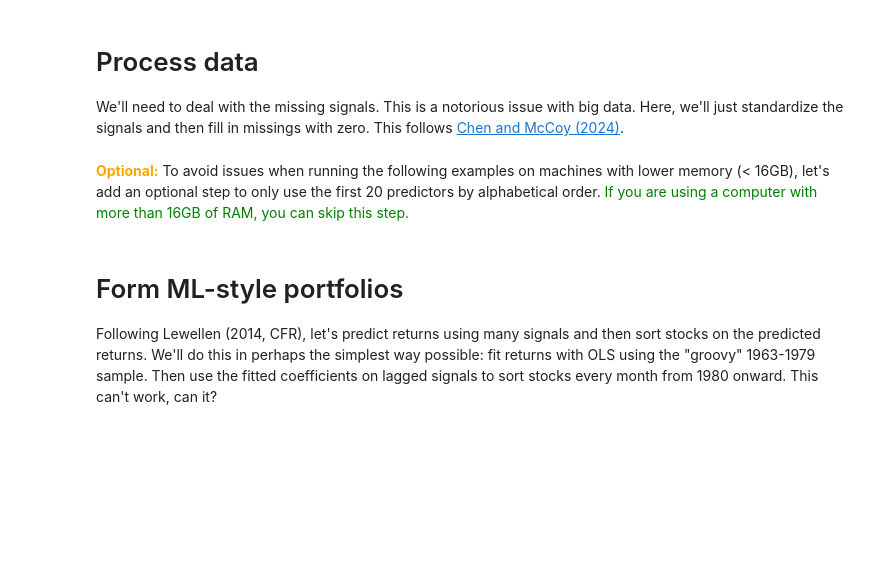
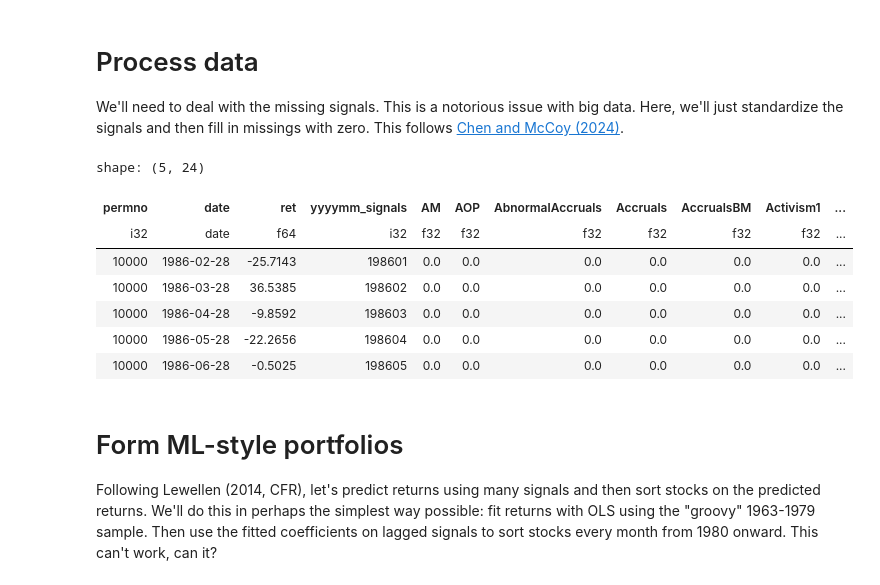
Before and after one commit to srbutler1/open-asset-pricing-download, a Jupyter notebook: examples/ML_portfolio_example.ipynb, the cells around one changed output. Drawn from its saved outputs; the diff is of its cells as text; code cells hidden in the pictures; blank space fills up the shorter version.

```diff
--- a/examples/ML_portfolio_example.ipynb
+++ b/examples/ML_portfolio_example.ipynb
@@ -29,3 +32,6 @@ openap = oap.OpenAP()
+# %%
+nsignals = 20
+use_all_signals = False
 # %% [markdown]
 # Download data
 
@@ -108,16 +153,26 @@ cleandat = (
     # Replace null with 0
     .fill_null(0)
 )
-# %% [markdown]
-<span style="color:orange;font-weight:bold">Optional:</span>
-To avoid issues when running the following examples on machines with lower memory (< 16GB), let's add an optional step to only use the first 20 predictors by alphabetical order. <span style="color:green;">If you are using a computer with more than 16GB of RAM, you can skip this step.</span>
 # %%
-# Optional step:
-cleandat = cleandat.select(cleandat.columns[:24])
-# Make our signal list match our selected data
-signal_list = signal_list[:20]
+# Optional step to use nsignals:
+if (use_all_signals == False):
+    nsignals_for_ml = min(len(signal_list), nsignals)
+    # Select columns from cleandat: (permno, date, ret, yyyymm_signals, [nsignals_for_ml])
+    cleandat = cleandat.select(cleandat.columns[:(4 + nsignals_for_ml)])
+    # Make our signal list match our selected data
+    signal_list = signal_list[:nsignals_for_ml]
 
+# Show clean data with filterred/unfiltered signal list
 cleandat.head()
+# %% [output]
+shape: (5, 24)
+| permno | date | ret | yyyymm_signals | AM | AOP | AbnormalAccruals | Accruals | AccrualsBM | Activism1 | ... |
+| i32 | date | f64 | i32 | f32 | f32 | f32 | f32 | f32 | f32 | ... |
+| 10000 | 1986-02-28 | -25.7143 | 198601 | 0.0 | 0.0 | 0.0 | 0.0 | 0.0 | 0.0 | ... |
+| 10000 | 1986-03-28 | 36.5385 | 198602 | 0.0 | 0.0 | 0.0 | 0.0 | 0.0 | 0.0 | ... |
+| 10000 | 1986-04-28 | -9.8592 | 198603 | 0.0 | 0.0 | 0.0 | 0.0 | 0.0 | 0.0 | ... |
+| 10000 | 1986-05-28 | -22.2656 | 198604 | 0.0 | 0.0 | 0.0 | 0.0 | 0.0 | 0.0 | ... |
+| 10000 | 1986-06-28 | -0.5025 | 198605 | 0.0 | 0.0 | 0.0 | 0.0 | 0.0 | 0.0 | ... |
 # %% [markdown]
 # Form ML-style portfolios
 Following Lewellen (2014, CFR), let's predict returns using many signals and then sort stocks on the predicted returns. We'll do this in perhaps the simplest way possible: fit returns with OLS using the "groovy" 1963-1979 sample. Then use the fitted coefficients on lagged signals to sort stocks every month from 1980 onward. This can't work, can it?
```
Also changed, not shown: parts of 12 cells of this notebook.
